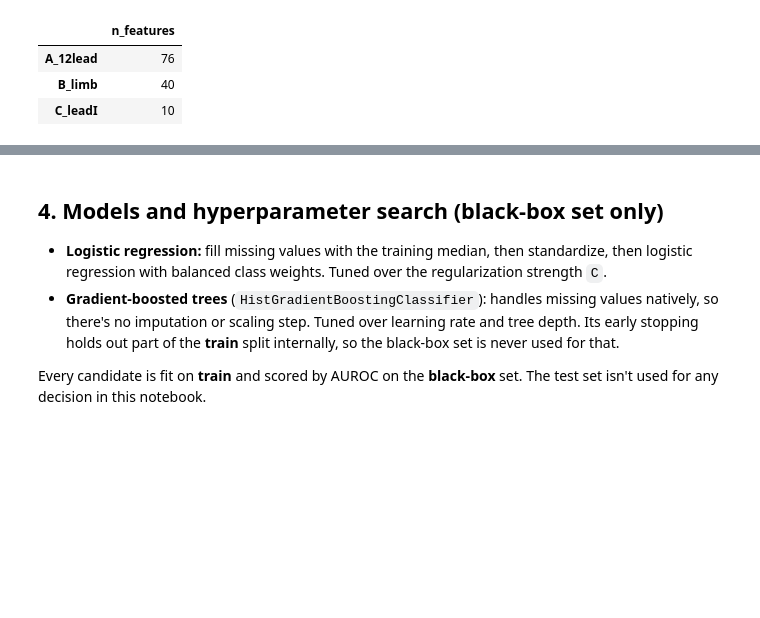
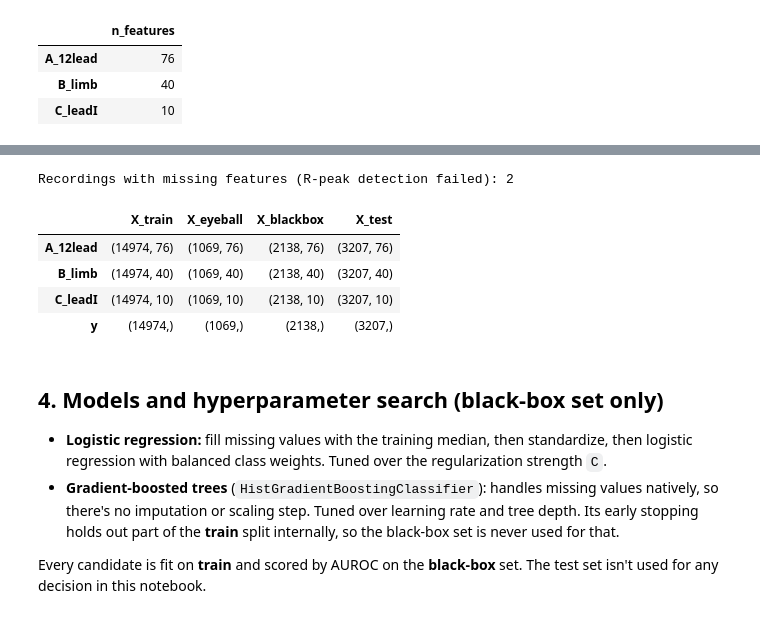
Before and after one commit to HudsonPifer1217/DeepLearningProject, a Jupyter notebook: 02_baselines.ipynb, the cells around one changed output, grey strips where cells are left out. Saved outputs shown, nothing was run; the diff lists cells and outputs as text; code cells hidden in the pictures; blank space fills up the shorter version.

```diff
--- a/02_baselines.ipynb
+++ b/02_baselines.ipynb
@@ -135,3 +168,16 @@ pd.Series({cfg: len(baseline_features(cfg)) for cfg in LEAD_SETS}, name="n_featu
+# %%
+shapes = pd.DataFrame({cfg: {f"X_{s}": F[baseline_features(cfg)].values[mask[s]].shape for s in SPLITS}
+                       for cfg in LEAD_SETS}).T
+shapes.loc["y"] = [y[mask[s]].shape for s in SPLITS]
+print(f"Recordings with missing features (R-peak detection failed): {int(F.hr_bpm.isna().sum())}")
+shapes
+# %% [output]
+Recordings with missing features (R-peak detection failed): 2
+|  | X_train | X_eyeball | X_blackbox | X_test |
+| A_12lead | (14974, 76) | (1069, 76) | (2138, 76) | (3207, 76) |
+| B_limb | (14974, 40) | (1069, 40) | (2138, 40) | (3207, 40) |
+| C_leadI | (14974, 10) | (1069, 10) | (2138, 10) | (3207, 10) |
+| y | (14974,) | (1069,) | (2138,) | (3207,) |
 # %% [markdown]
 ## 4. Models and hyperparameter search (black-box set only)
 
```
Also changed, not shown: parts of 15 cells of this notebook, 7 other files.
